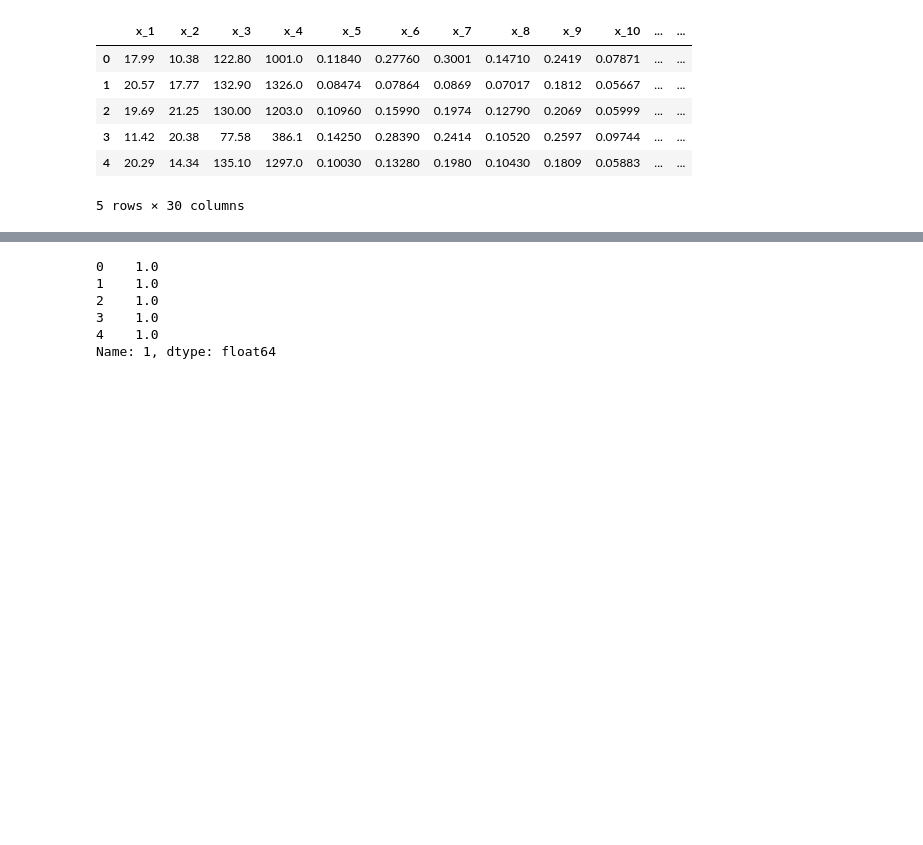
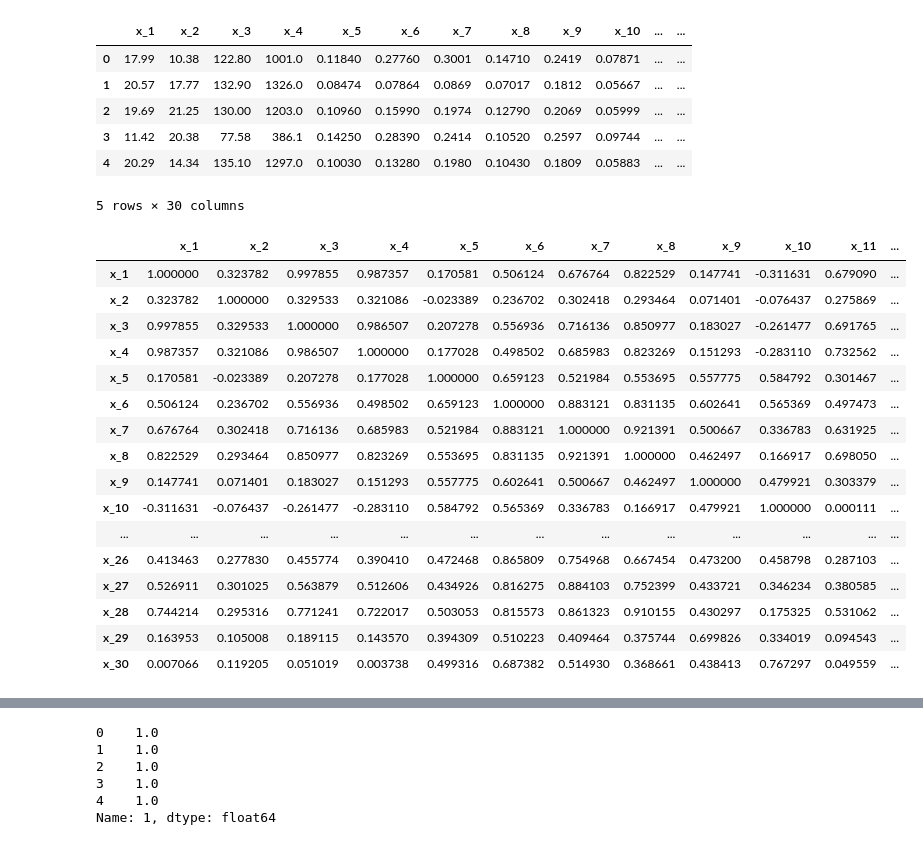
Before and after one commit to markcc309/drfsc, a Jupyter notebook: docs/notebooks/01_fitting_single.ipynb, the cells around one changed output, grey strips where cells are left out. Cells and saved outputs as stored; diff of their text form; code cells hidden in the pictures; blank space fills up the shorter version.

```diff
--- a/docs/notebooks/01_fitting_single.ipynb
+++ b/docs/notebooks/01_fitting_single.ipynb
@@ -35,0 +18,3 @@ shape: (569, 32), dimensions: 2
+# %%
+data = utils.load_wdbc("data/wdbc/wdbc.data")
+print(f"shape: {data.shape}, dimensions: {data.ndim}")
@@ -58,3 +45,24 @@ X.head()
 | 3 | 11.42 | 20.38 | 77.58 | 386.1 | 0.14250 | 0.28390 | 0.2414 | 0.10520 | 0.2597 | 0.09744 | ... | ... |
 | 4 | 20.29 | 14.34 | 135.10 | 1297.0 | 0.10030 | 0.13280 | 0.1980 | 0.10430 | 0.1809 | 0.05883 | ... | ... |
 5 rows × 30 columns
+# %%
+corr = X.corr()
+display(corr.style.background_gradient(cmap='coolwarm'))
+# %% [output]
+|  | x_1 | x_2 | x_3 | x_4 | x_5 | x_6 | x_7 | x_8 | x_9 | x_10 | x_11 | ... |
+| x_1 | 1.000000 | 0.323782 | 0.997855 | 0.987357 | 0.170581 | 0.506124 | 0.676764 | 0.822529 | 0.147741 | -0.311631 | 0.679090 | ... |
+| x_2 | 0.323782 | 1.000000 | 0.329533 | 0.321086 | -0.023389 | 0.236702 | 0.302418 | 0.293464 | 0.071401 | -0.076437 | 0.275869 | ... |
+| x_3 | 0.997855 | 0.329533 | 1.000000 | 0.986507 | 0.207278 | 0.556936 | 0.716136 | 0.850977 | 0.183027 | -0.261477 | 0.691765 | ... |
+| x_4 | 0.987357 | 0.321086 | 0.986507 | 1.000000 | 0.177028 | 0.498502 | 0.685983 | 0.823269 | 0.151293 | -0.283110 | 0.732562 | ... |
+| x_5 | 0.170581 | -0.023389 | 0.207278 | 0.177028 | 1.000000 | 0.659123 | 0.521984 | 0.553695 | 0.557775 | 0.584792 | 0.301467 | ... |
+| x_6 | 0.506124 | 0.236702 | 0.556936 | 0.498502 | 0.659123 | 1.000000 | 0.883121 | 0.831135 | 0.602641 | 0.565369 | 0.497473 | ... |
+| x_7 | 0.676764 | 0.302418 | 0.716136 | 0.685983 | 0.521984 | 0.883121 | 1.000000 | 0.921391 | 0.500667 | 0.336783 | 0.631925 | ... |
+| x_8 | 0.822529 | 0.293464 | 0.850977 | 0.823269 | 0.553695 | 0.831135 | 0.921391 | 1.000000 | 0.462497 | 0.166917 | 0.698050 | ... |
+| x_9 | 0.147741 | 0.071401 | 0.183027 | 0.151293 | 0.557775 | 0.602641 | 0.500667 | 0.462497 | 1.000000 | 0.479921 | 0.303379 | ... |
+| x_10 | -0.311631 | -0.076437 | -0.261477 | -0.283110 | 0.584792 | 0.565369 | 0.336783 | 0.166917 | 0.479921 | 1.000000 | 0.000111 | ... |
+| ... | ... | ... | ... | ... | ... | ... | ... | ... | ... | ... | ... | ... |
+| x_26 | 0.413463 | 0.277830 | 0.455774 | 0.390410 | 0.472468 | 0.865809 | 0.754968 | 0.667454 | 0.473200 | 0.458798 | 0.287103 | ... |
+| x_27 | 0.526911 | 0.301025 | 0.563879 | 0.512606 | 0.434926 | 0.816275 | 0.884103 | 0.752399 | 0.433721 | 0.346234 | 0.380585 | ... |
+| x_28 | 0.744214 | 0.295316 | 0.771241 | 0.722017 | 0.503053 | 0.815573 | 0.861323 | 0.910155 | 0.430297 | 0.175325 | 0.531062 | ... |
+| x_29 | 0.163953 | 0.105008 | 0.189115 | 0.143570 | 0.394309 | 0.510223 | 0.409464 | 0.375744 | 0.699826 | 0.334019 | 0.094543 | ... |
+| x_30 | 0.007066 | 0.119205 | 0.051019 | 0.003738 | 0.499316 | 0.687382 | 0.514930 | 0.368661 | 0.438413 | 0.767297 | 0.049559 | ... |
```
Also changed, not shown: parts of 9 cells of this notebook, 19 other files.
